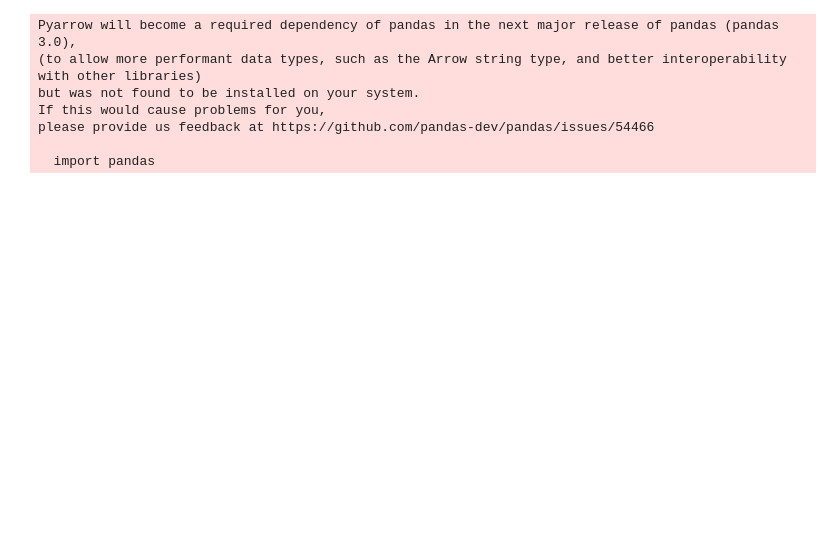
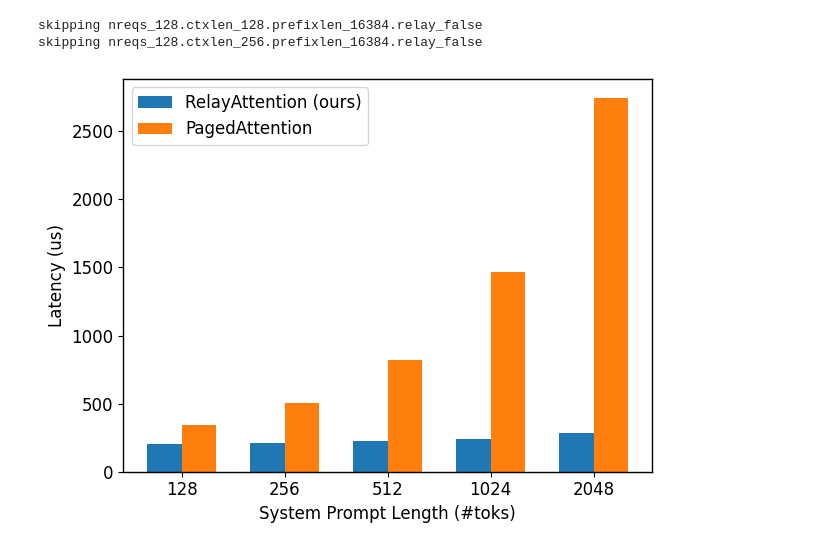
Before and after one commit to rayleizhu/vllm-ra, a Jupyter notebook: _scripts/plot_relayattn_bench.ipynb, the cells around one changed output. Drawn from its saved outputs; the diff is of its cells as text; code cells hidden in the pictures; blank space fills up the shorter version.

Commit message:
stats w/ A40 &  new plotting scripts

```diff
--- a/_scripts/plot_relayattn_bench.ipynb
+++ b/_scripts/plot_relayattn_bench.ipynb
@@ -7,7 +7,10 @@ from typing import List
 
 import pandas
 
-def summarize_exps_to_csv(benchmark_result_dir:str):
+def collect_stat(benchmark_result_dir:str, csv_path=None):
+    if csv_path is None:
+        csv_path = os.path.join(benchmark_result_dir, "summary.csv")
+
     all_data = []
     # Loop through the items in the directory
     for item in os.listdir(benchmark_result_dir):
@@ -65,13 +68,6 @@ def summarize_exps_to_csv(benchmark_result_dir:str):
         all_data.append({**configs, **metrics, **durations})
 
     df = pandas.DataFrame(all_data)
-    df.to_csv(os.path.join(benchmark_result_dir, "summary.csv"), index=False)
+    df.to_csv(csv_path, index=False)
+
     return df
-# %% [output]
-Pyarrow will become a required dependency of pandas in the next major release of pandas (pandas 3.0),
-(to allow more performant data types, such as the Arrow string type, and better interoperability with other libraries)
-but was not found to be installed on your system.
-If this would cause problems for you,
-please provide us feedback at https://github.com/pandas-dev/pandas/issues/54466
-
-  import pandas
@@ -78 +206,27 @@ please provide us feedback at https://github.com/pandas-dev/pandas/issues/54466
+# %%
+bench='relay_op'
+exp_root = f'../outputs/{bench}'
+
+csv_root = f'../stat/{bench}'
+os.makedirs(csv_root, exist_ok=True)
+
+collect = True
+
+if collect:
+    for gpu in os.listdir(exp_root):
+        gpu_dir = os.path.join(exp_root, gpu)
+        benchmark_result_dir = gpu_dir
+        csv_path = os.path.join(csv_root, f'{gpu}.csv')
+        collect_stat(benchmark_result_dir, csv_path=csv_path)
+
+for file in os.listdir(csv_root):
+    if file.endswith('.csv'):
+        gpu, _ = file.split('.')
+        csv_path = os.path.join(csv_root,file)
+        plot_figure(csv_path, ftype='bar', prefixlens_plot=(128, 256, 512, 1024, 2048))
+        # legacy_plot(csv_path)
+# %% [output]
+skipping nreqs_128.ctxlen_128.prefixlen_16384.relay_false
+skipping nreqs_128.ctxlen_256.prefixlen_16384.relay_false
+[figure, added]
 # %%
```
Also changed, not shown: parts of 5 cells of this notebook, 14 other files.
